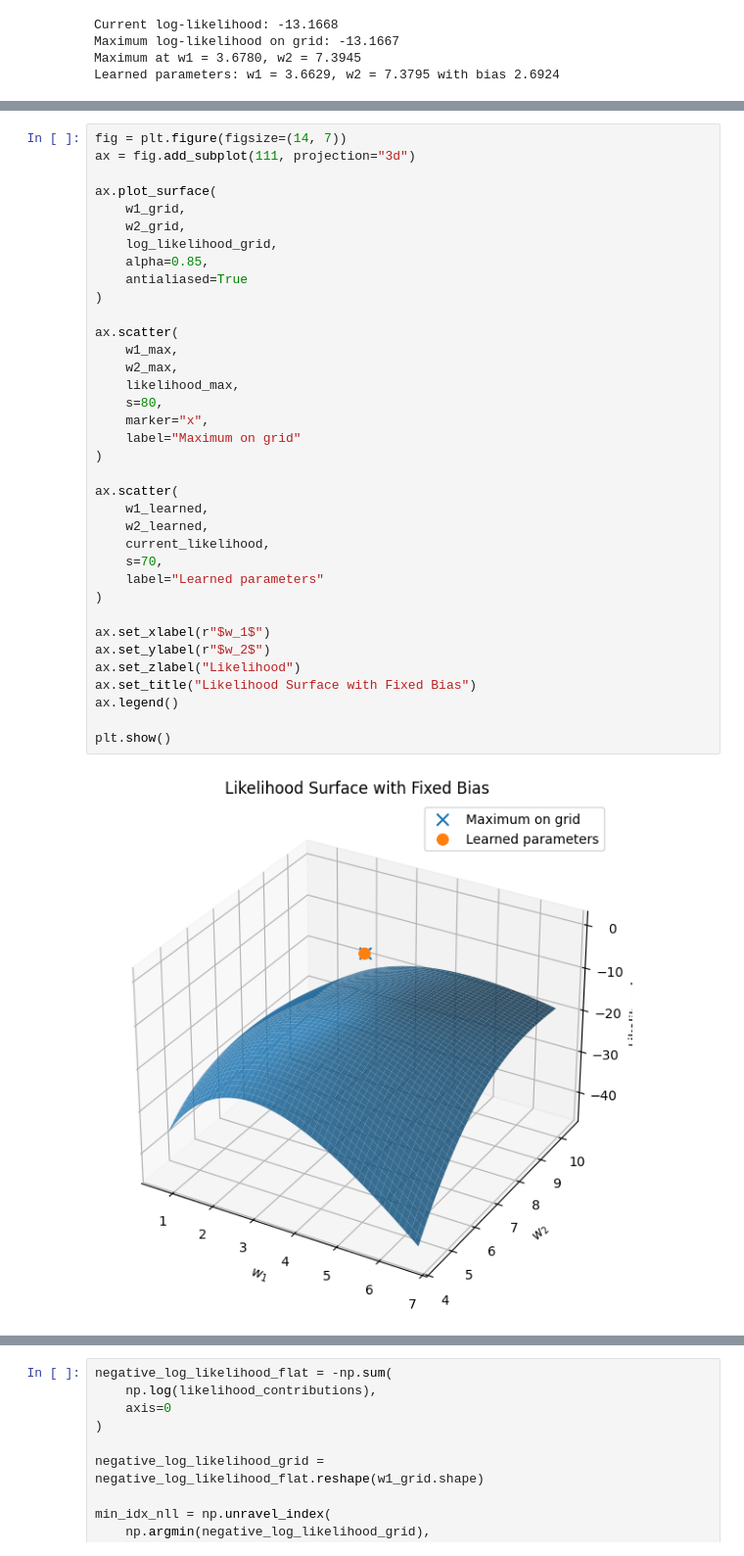
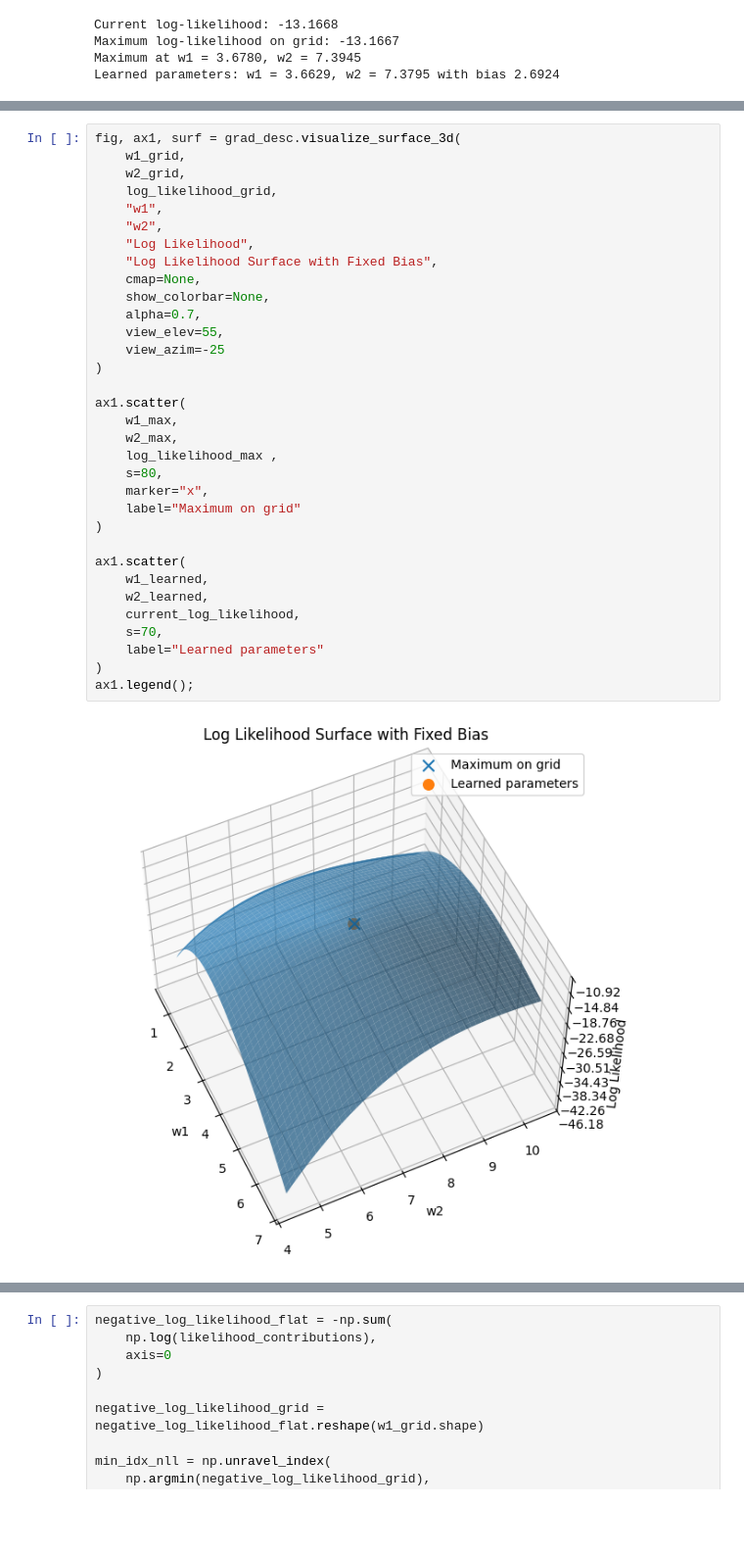
Before and after one commit to red-apple38/understanding-deep-learning, a Jupyter notebook: docs/beginner/Logistic_perceptron.ipynb, the cells around one changed output, grey strips where cells are left out. Shown at 98% size. Drawn from its saved outputs; the diff is of its cells as text; blank space fills up the shorter version.

```diff
--- a/docs/beginner/Logistic_perceptron.ipynb
+++ b/docs/beginner/Logistic_perceptron.ipynb
@@ -1295,41 +1326,38 @@ Learned parameters: w1 = 3.6629, w2 = 7.3795 with bias 2.6924
 # %%
-fig = plt.figure(figsize=(14, 7))
-ax = fig.add_subplot(111, projection="3d")
-
-ax.plot_surface(
+fig, ax1, surf = grad_desc.visualize_surface_3d(
     w1_grid,
     w2_grid,
     log_likelihood_grid,
-    alpha=0.85,
-    antialiased=True
+    "w1",
+    "w2",
+    "Log Likelihood",
+    "Log Likelihood Surface with Fixed Bias",
+    cmap=None,
+    show_colorbar=None,
+    alpha=0.7,
+    view_elev=55,
+    view_azim=-25
 )
 
-ax.scatter(
+ax1.scatter(
     w1_max,
     w2_max,
-    likelihood_max,
+    log_likelihood_max ,
     s=80,
     marker="x",
     label="Maximum on grid"
 )
 
-ax.scatter(
+ax1.scatter(
     w1_learned,
     w2_learned,
-    current_likelihood,
+    current_log_likelihood,
     s=70,
     label="Learned parameters"
 )
-
-ax.set_xlabel(r"$w_1$")
-ax.set_ylabel(r"$w_2$")
-ax.set_zlabel("Likelihood")
-ax.set_title("Likelihood Surface with Fixed Bias")
-ax.legend()
-
-plt.show()
+ax1.legend();
 # %% [output]
-[figure, old version]
+[figure, new version]
 # %% [markdown]
 ## Negative Log-Likelihood
 
```
Also changed, not shown: parts of 18 cells of this notebook, 4 other files.
